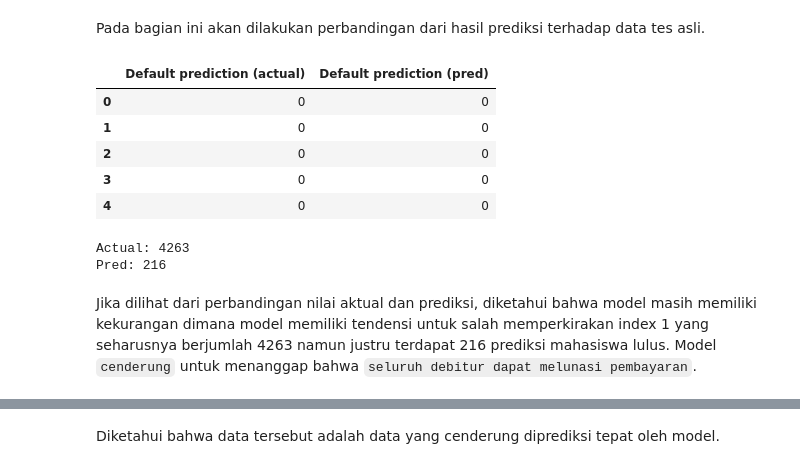
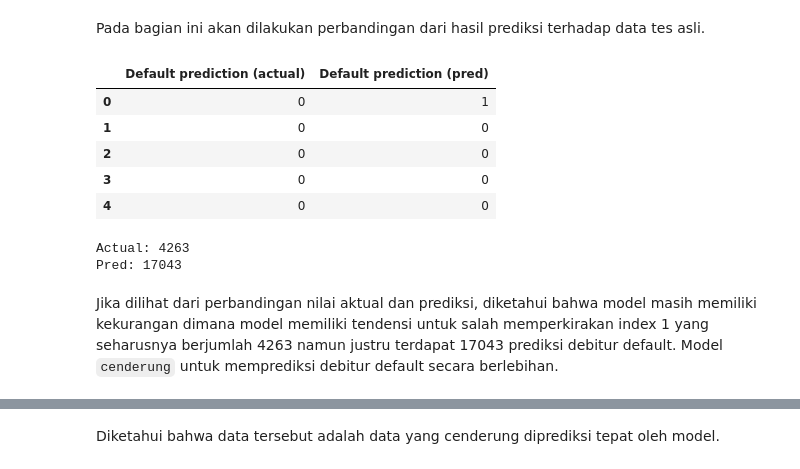
Before and after one commit to dissashaf/MachineLearning-LoanDefaultPrediction, a Jupyter notebook: H8TF_R_Dissa.ipynb, the cells around one changed output, grey strips where cells are left out. Saved outputs shown, nothing was run; the diff lists cells and outputs as text; code cells hidden in the pictures.

```diff
--- a/H8TF2023_R_Dissa.ipynb
+++ b/H8TF_R_Dissa.ipynb
@@ -1699,0 +1789,5 @@ Model XGBoost memiliki tendensi good-fit jika membandingkan train dan test set.
+# %%
+# definisikan sampler
+rus = RandomUnderSampler(random_state=66)
+
+X_train_under, y_train_under = rus.fit_resample(X_train_dropped, y_train_dropped)
@@ -1699,0 +1801,3 @@ Model XGBoost memiliki tendensi good-fit jika membandingkan train dan test set.
+# %%
+# define model
+def_cb.fit(X_train_under, y_train_under)
@@ -1699,0 +1823,4 @@ Model XGBoost memiliki tendensi good-fit jika membandingkan train dan test set.
+# %%
+# prediksi
+y_cbunder_train_pred = def_cb.predict(X_train_under)
+y_cbunder_test_pred = def_cb.predict(X_test_dropped)
@@ -1786,17 +1996,17 @@ Pada bagian ini akan dilakukan perbandingan dari hasil prediksi terhadap data te
 # %%
 # membuat menjadi 1 dimensi
 y_test_dropped = y_test_dropped.ravel()  # Flatten the array to make it 1-dimensional
-y_catboost_test_pred = y_catboost_test_pred.ravel()  # Flatten the array to make it 1-dimensional
+y_cbunder_test_pred = y_cbunder_test_pred.ravel()  # Flatten the array to make it 1-dimensional
 
 # membuat dataframe hasil prediksi dan aktual
 model_result = pd.DataFrame({
     'Default prediction (actual)':y_test_dropped,
-    'Default prediction (pred)':y_catboost_test_pred
+    'Default prediction (pred)':y_cbunder_test_pred
 })
 model_result.head()
 # %% [output]
 |  | Default prediction (actual) | Default prediction (pred) |
-| 0 | 0 | 0 |
+| 0 | 0 | 1 |
 | 1 | 0 | 0 |
 | 2 | 0 | 0 |
 | 3 | 0 | 0 |
@@ -1806,9 +2016,9 @@ print('Actual:',model_result['Default prediction (actual)'].sum())
 print('Pred:',model_result['Default prediction (pred)'].sum())
 # %% [output]
 Actual: 4263
-Pred: 216
+Pred: 17043
 # %% [markdown]
-Jika dilihat dari perbandingan nilai aktual dan prediksi, diketahui bahwa model masih memiliki kekurangan dimana model memiliki tendensi untuk salah memperkirakan index 1 yang seharusnya berjumlah 4263 namun justru terdapat 216 prediksi mahasiswa lulus. Model `cenderung` untuk menanggap bahwa `seluruh debitur dapat melunasi pembayaran`.
+Jika dilihat dari perbandingan nilai aktual dan prediksi, diketahui bahwa model masih memiliki kekurangan dimana model memiliki tendensi untuk salah memperkirakan index 1 yang seharusnya berjumlah 4263 namun justru terdapat 17043 prediksi debitur default. Model `cenderung` untuk memprediksi debitur default secara berlebihan.
 # %%
 # melihat deskripsi model
 model_result.reset_index(drop=True, inplace=True)
```
Also changed, not shown: parts of 28 cells of this notebook.
